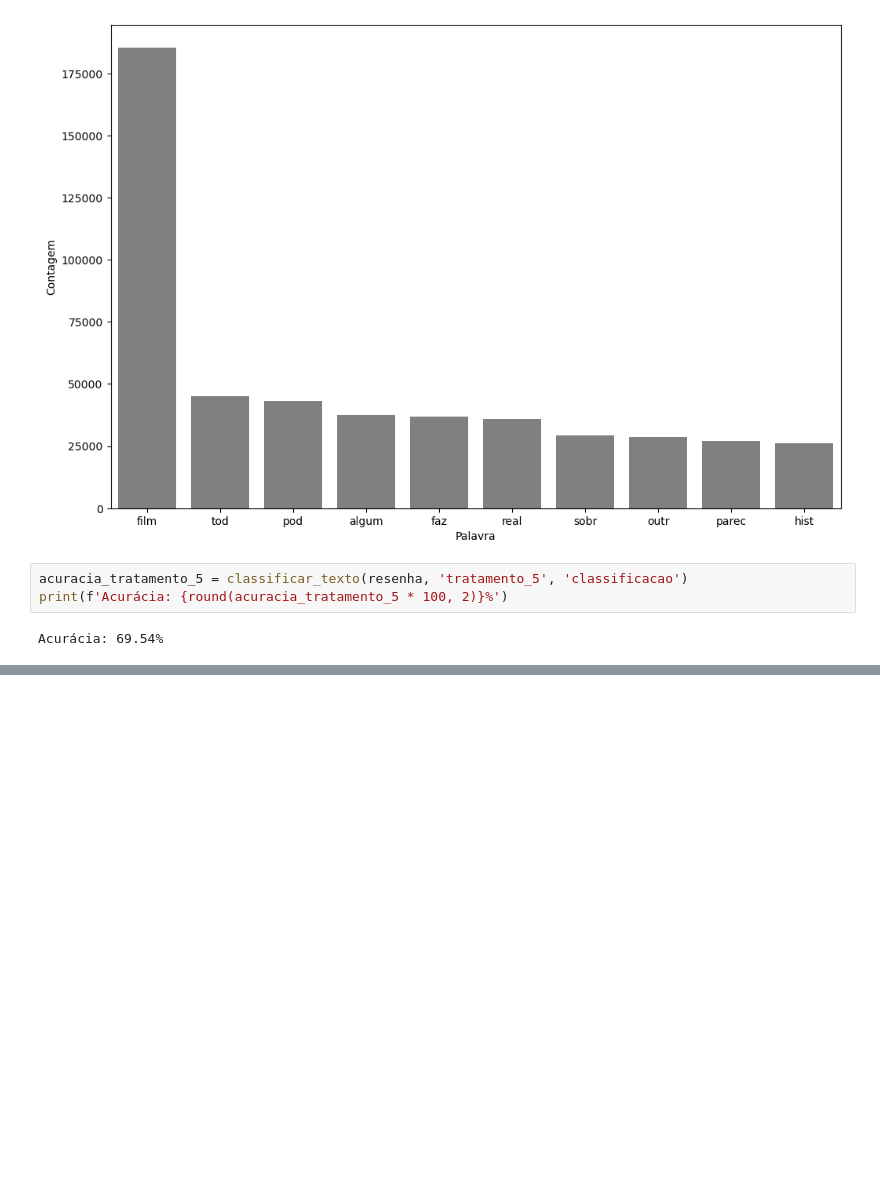
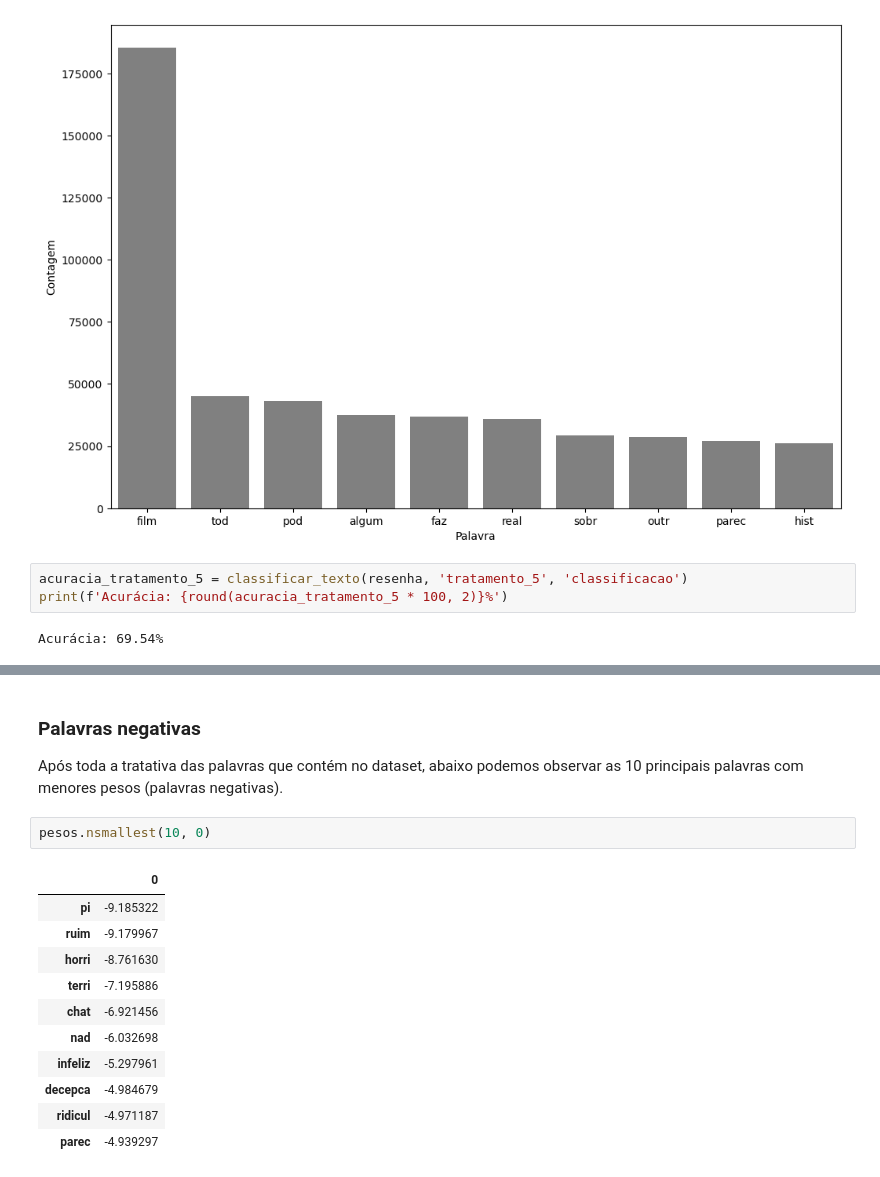
Before and after one commit to CrisNakamura/estudo_nlp, a Jupyter notebook: projeto_nlp.ipynb, the cells around one changed output, grey strips where cells are left out. Cells and saved outputs as stored; diff of their text form; blank space fills up the shorter version.

```diff
--- a/projeto_nlp.ipynb
+++ b/projeto_nlp.ipynb
@@ -309,0 +435,18 @@ Acurácia: 69.54%
+# %% [markdown]
+### Palavras negativas
+
+Após toda a tratativa das palavras que contém no dataset, abaixo podemos observar as 10 principais palavras com menores pesos (palavras negativas).
+# %%
+pesos.nsmallest(10, 0)
+# %% [output]
+|  | 0 |
+| pi | -9.185322 |
+| ruim | -9.179967 |
+| horri | -8.761630 |
+| terri | -7.195886 |
+| chat | -6.921456 |
+| nad | -6.032698 |
+| infeliz | -5.297961 |
+| decepca | -4.984679 |
+| ridicul | -4.971187 |
+| parec | -4.939297 |
```
Also changed, not shown: parts of 14 cells of this notebook.
